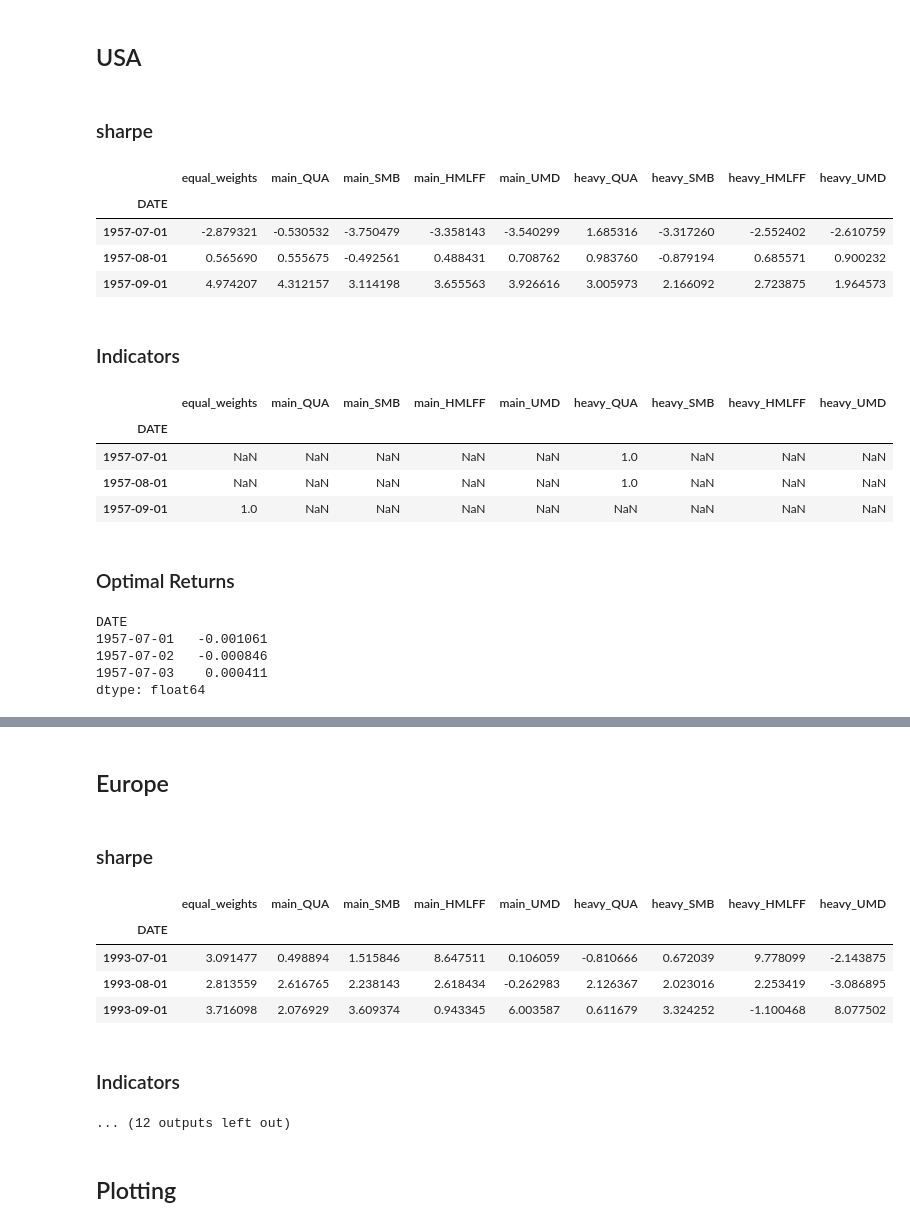
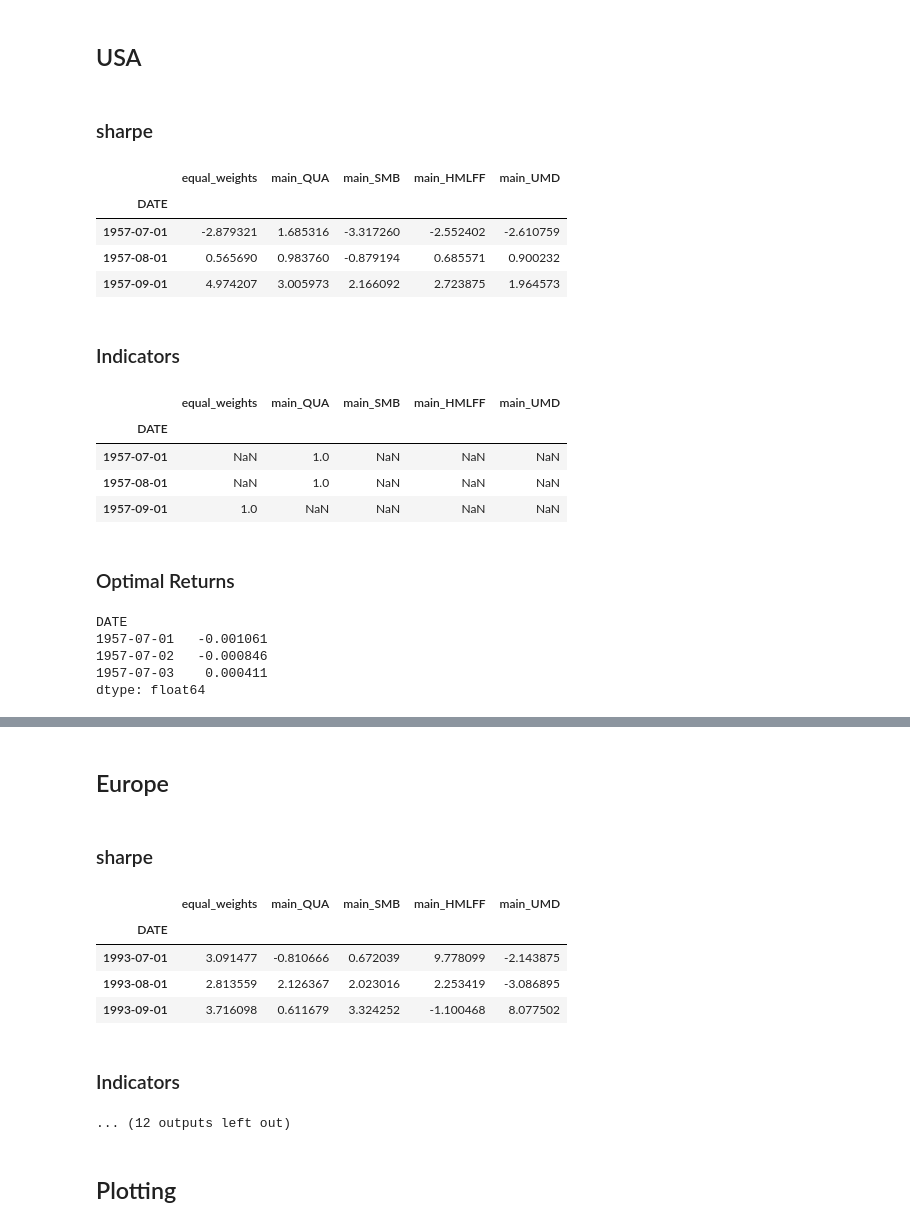
Before and after one commit to amritprasad/MFE_DAM, a Jupyter notebook: Prediction/03_construct_optimal_portfolio.ipynb, the cells around one changed output, grey strips where cells are left out. Cells and saved outputs as stored; diff of their text form; code cells hidden in the pictures.

```diff
--- a/Prediction/03_construct_optimal_portfolio.ipynb
+++ b/Prediction/03_construct_optimal_portfolio.ipynb
@@ -16,45 +16,46 @@ metric = 'sharpe'
 po_dict = {}
 
 for country in countries:
     display(HTML('<h2>%s</h2>' % country))
 
     # Build PortfolioOptimizer
     aqr = utils.load_aqr_data(country).dropna()
-    portfolios = utils.build_portfolio(aqr)
+    portfolios = utils.build_portfolio(aqr, main_weights=[0.7],
+                                       prefix_names=['main'])
     rf = aqr['RF'].dropna()
     mkt = aqr['MKT'].dropna()
     po = utils.PortfolioOptimizer(portfolios=portfolios, riskfree=rf,
                                   market=mkt, country=country)
 
     # Calculate Sharpe Ratio Per Month Per Portfolio
     display(HTML('<h3>%s</h3>' % metric))
     display(po.get_stats_table(metric=metric).head(3))
 
     # Calculate Optimal Indicator
     display(HTML('<h3>%s</h3>' % 'Indicators'))
     display(po.get_best_indicators().head(3))
 
     # Calculate the best returns by using Optimal Indicator
     display(HTML('<h3>%s</h3>' % 'Optimal Returns'))
     display(po.get_best_returns().head(3))
 
     # Store Optimizer
     po_dict[country] = po
     display(HTML('<hr>'))
 # %% [output]
 USA
 sharpe
-|  | equal_weights | main_QUA | main_SMB | main_HMLFF | main_UMD | heavy_QUA | heavy_SMB | heavy_HMLFF | heavy_UMD |
-| DATE |  |  |  |  |  |  |  |  |  |
-| 1957-07-01 | -2.879321 | -0.530532 | -3.750479 | -3.358143 | -3.540299 | 1.685316 | -3.317260 | -2.552402 | -2.610759 |
-| 1957-08-01 | 0.565690 | 0.555675 | -0.492561 | 0.488431 | 0.708762 | 0.983760 | -0.879194 | 0.685571 | 0.900232 |
-| 1957-09-01 | 4.974207 | 4.312157 | 3.114198 | 3.655563 | 3.926616 | 3.005973 | 2.166092 | 2.723875 | 1.964573 |
+|  | equal_weights | main_QUA | main_SMB | main_HMLFF | main_UMD |
+| DATE |  |  |  |  |  |
+| 1957-07-01 | -2.879321 | 1.685316 | -3.317260 | -2.552402 | -2.610759 |
+| 1957-08-01 | 0.565690 | 0.983760 | -0.879194 | 0.685571 | 0.900232 |
+| 1957-09-01 | 4.974207 | 3.005973 | 2.166092 | 2.723875 | 1.964573 |
 Indicators
-|  | equal_weights | main_QUA | main_SMB | main_HMLFF | main_UMD | heavy_QUA | heavy_SMB | heavy_HMLFF | heavy_UMD |
-| DATE |  |  |  |  |  |  |  |  |  |
-| 1957-07-01 | NaN | NaN | NaN | NaN | NaN | 1.0 | NaN | NaN | NaN |
-| 1957-08-01 | NaN | NaN | NaN | NaN | NaN | 1.0 | NaN | NaN | NaN |
-| 1957-09-01 | 1.0 | NaN | NaN | NaN | NaN | NaN | NaN | NaN | NaN |
+|  | equal_weights | main_QUA | main_SMB | main_HMLFF | main_UMD |
+| DATE |  |  |  |  |  |
+| 1957-07-01 | NaN | 1.0 | NaN | NaN | NaN |
+| 1957-08-01 | NaN | 1.0 | NaN | NaN | NaN |
+| 1957-09-01 | 1.0 | NaN | NaN | NaN | NaN |
 Optimal Returns
 DATE
 1957-07-01   -0.001061
@@ -64,11 +65,11 @@ dtype: float64
 [interactive output not drawn]
 Europe
 sharpe
-|  | equal_weights | main_QUA | main_SMB | main_HMLFF | main_UMD | heavy_QUA | heavy_SMB | heavy_HMLFF | heavy_UMD |
-| DATE |  |  |  |  |  |  |  |  |  |
-| 1993-07-01 | 3.091477 | 0.498894 | 1.515846 | 8.647511 | 0.106059 | -0.810666 | 0.672039 | 9.778099 | -2.143875 |
-| 1993-08-01 | 2.813559 | 2.616765 | 2.238143 | 2.618434 | -0.262983 | 2.126367 | 2.023016 | 2.253419 | -3.086895 |
-| 1993-09-01 | 3.716098 | 2.076929 | 3.609374 | 0.943345 | 6.003587 | 0.611679 | 3.324252 | -1.100468 | 8.077502 |
+|  | equal_weights | main_QUA | main_SMB | main_HMLFF | main_UMD |
+| DATE |  |  |  |  |  |
+| 1993-07-01 | 3.091477 | -0.810666 | 0.672039 | 9.778099 | -2.143875 |
+| 1993-08-01 | 2.813559 | 2.126367 | 2.023016 | 2.253419 | -3.086895 |
+| 1993-09-01 | 3.716098 | 0.611679 | 3.324252 | -1.100468 | 8.077502 |
 Indicators
 ... (12 outputs left out)
 # %% [markdown]
```
Also changed, not shown: parts of 3 cells of this notebook, 1 other file.
